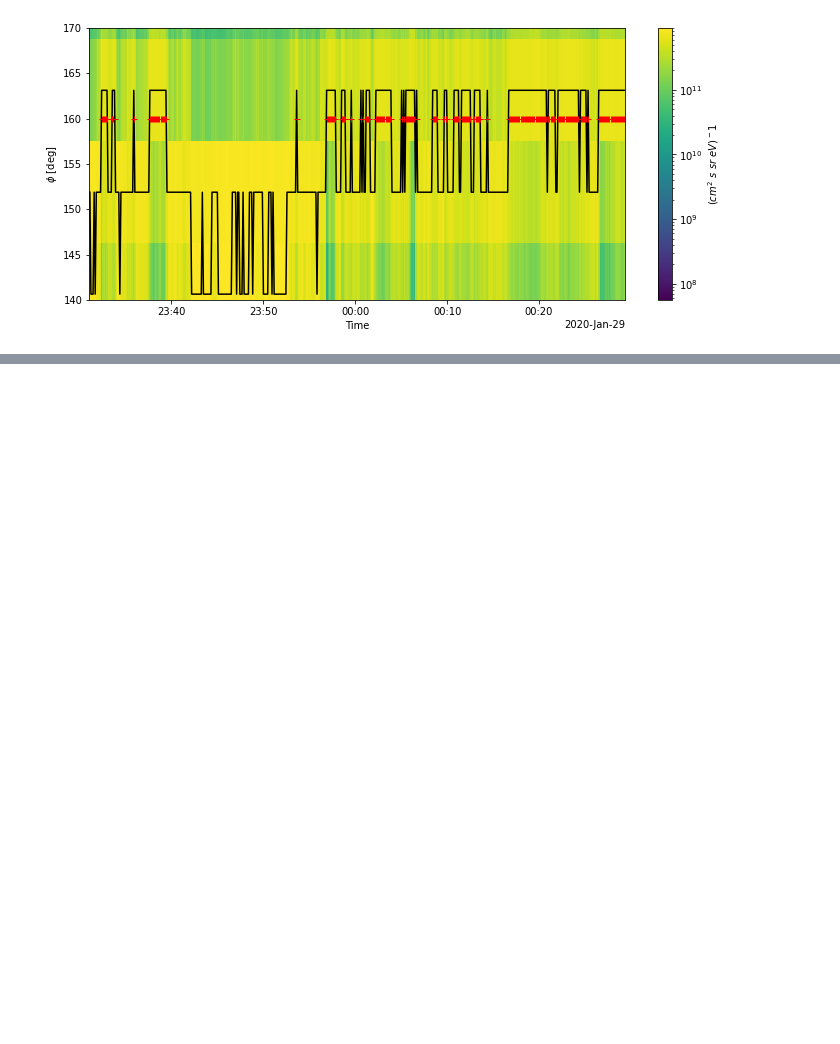
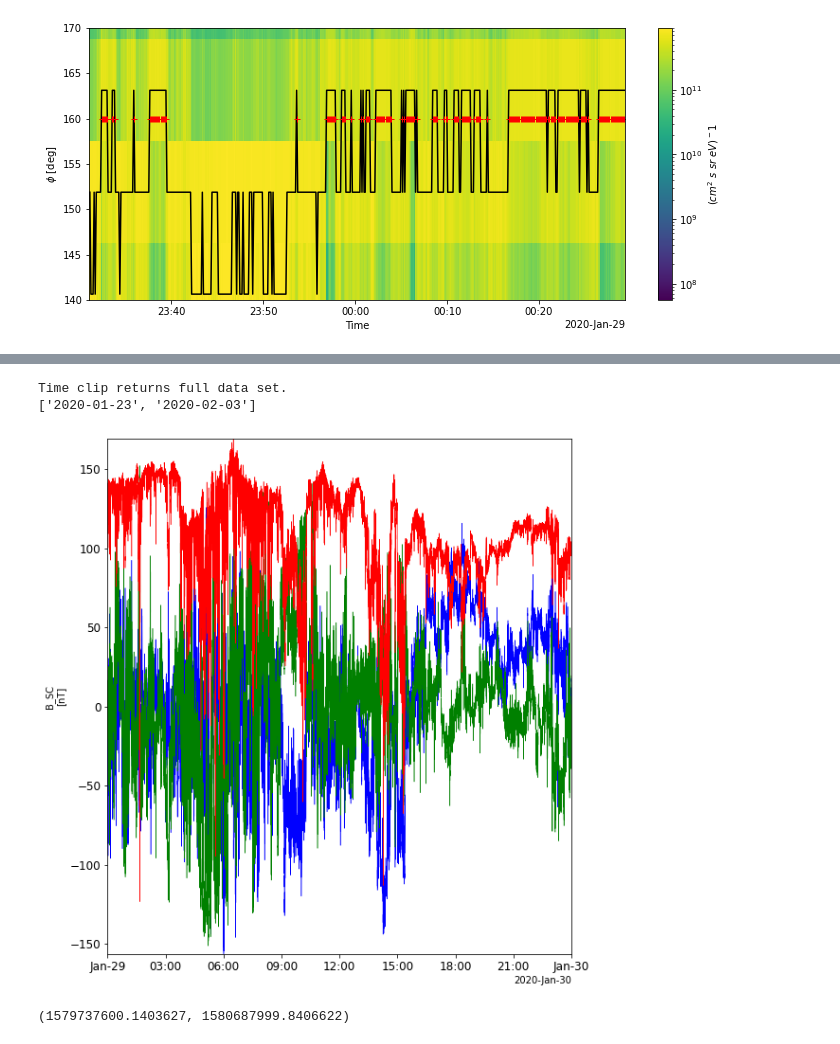
Before and after one commit to jlverniero/PSP_Data_Analysis_Tutorials, a Jupyter notebook: SPAN_FOV_v1.ipynb, the cells around one changed output, grey strips where cells are left out. Drawn from its saved outputs; the diff is of its cells as text; code cells hidden in the pictures; blank space fills up the shorter version.

Commit message:
added magnetic field variability and qtn comparison

```diff
--- a/SPAN_FOV_v1.ipynb
+++ b/SPAN_FOV_v1.ipynb
@@ -146,0 +271,13 @@ print(vars_qtn)
+# %%
+#specify time range in the form ['yyyy-mm-dd/hh:mm:ss','yyyy-mm-dd/hh:mm:ss']
+#time_range=['2021-04-29/05:00:00','2021-04-29/12:00:00']
+
+#load data
+#note we are downloading lower time cadence, 4 samples per cycle data
+#the full cadence is not necessary and would take time to download
+fields_vars=pyspedas.psp.fields(datatype='mag_sc_4_sa_per_cyc',trange=trange,time_clip=True)
+print(trange)
+#plot data vs time
+tplot('psp_fld_l2_mag_SC_4_Sa_per_Cyc')
+get_timespan('psp_fld_l2_mag_SC_4_Sa_per_Cyc')
+# %% [output]
@@ -146,0 +301,4 @@ print(vars_qtn)
+Time clip returns full data set.
+['2020-01-23', '2020-02-03']
+[figure, added]
+(1579737600.1403627, 1580687999.8406622)
```
Also changed, not shown: parts of 29 cells of this notebook.
